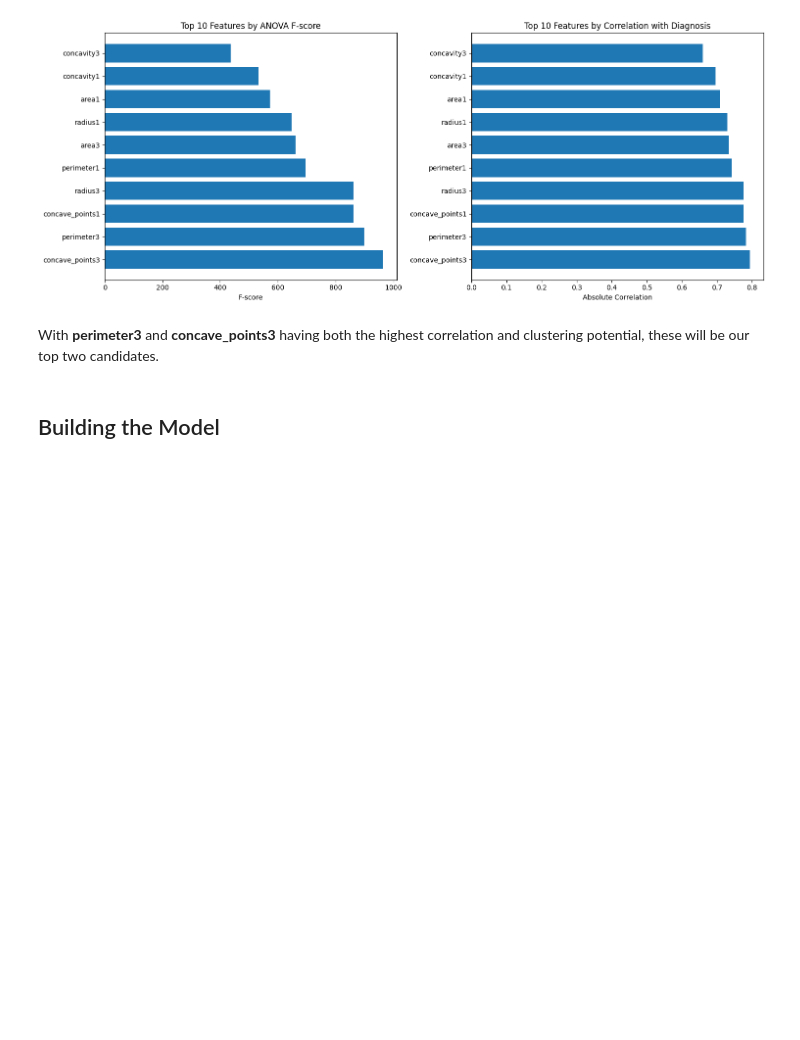
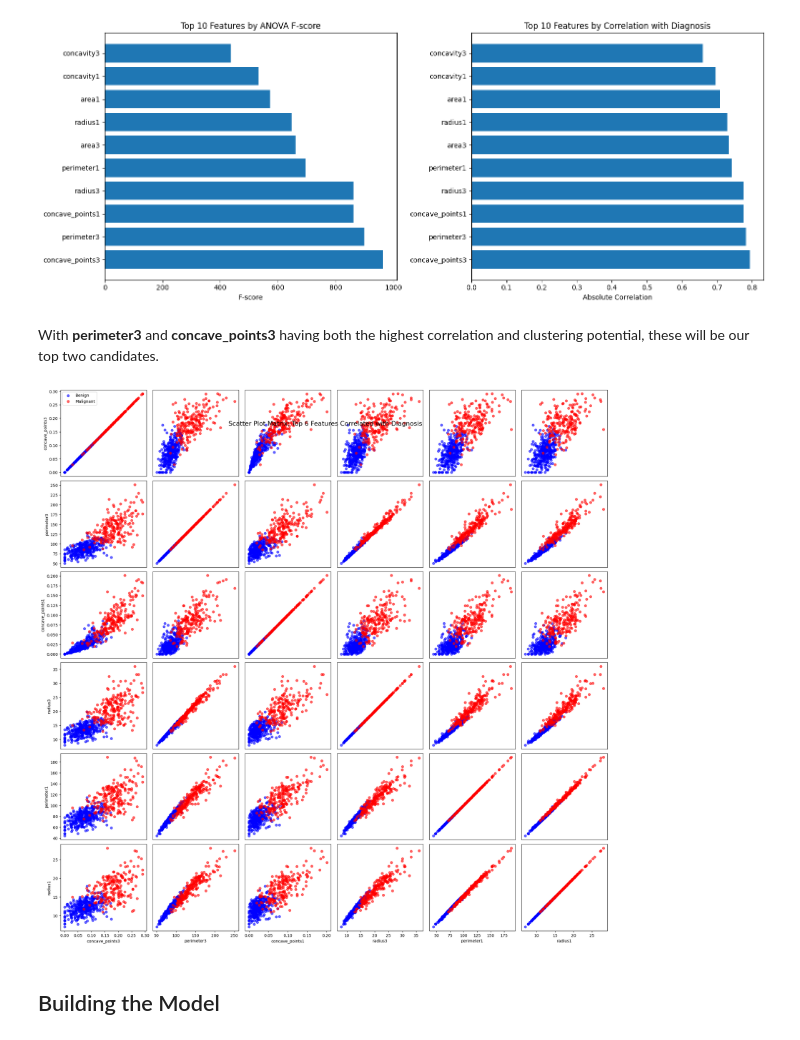
Before and after one commit to giosanchez0208/CSC173-Neural-Network-From-Scratch, a Jupyter notebook: Activity_1.ipynb, the cells around one changed output. Drawn from its saved outputs; the diff is of its cells as text; code cells hidden in the pictures; blank space fills up the shorter version.

Commit message:
feat: added scatterplot for every column

```diff
--- a/Activity_1.ipynb
+++ b/Activity_1.ipynb
@@ -195,6 +195,44 @@ Top features by ANOVA F-score:
 [figure]
 # %% [markdown]
 With **perimeter3** and **concave_points3** having both the highest correlation and clustering potential, these will be our top two candidates.
+# %%
+# Create scatter plot matrix for top 6 features
+top_columns = ['concave_points3', 'perimeter3', 'concave_points1',
+               'radius3', 'perimeter1', 'radius1']
+
+# Convert diagnosis to binary (M=1, B=0)
+y_binary = y.map({'M': 1, 'B': 0})
+
+fig, axes = plt.subplots(6, 6, figsize=(20, 20))
+
+for i in range(6):
+    for j in range(6):
+        for diagnosis, color, label in [(0, 'blue', 'Benign'), (1, 'red', 'Malignant')]:
+            mask = y_binary == diagnosis
+            axes[i, j].scatter(X.loc[mask, top_columns[j]],
+                              X.loc[mask, top_columns[i]],
+                              alpha=0.6, color=color, label=label if i == 0 and j == 0 else "")
+
+        # Set labels only on edges
+        if i == 5:
+            axes[i, j].set_xlabel(top_columns[j], fontsize=10)
+        if j == 0:
+            axes[i, j].set_ylabel(top_columns[i], fontsize=10)
+
+        # Remove ticks from inner plots for cleaner look
+        if i != 5:
+            axes[i, j].set_xticks([])
+        if j != 0:
+            axes[i, j].set_yticks([])
+
+# Add legend
+axes[0, 0].legend()
+
+plt.suptitle('Scatter Plot Matrix: Top 6 Features Correlated with Diagnosis', fontsize=16, y=0.92)
+plt.tight_layout()
+plt.show()
+# %% [output]
+[figure, added]
 # %% [markdown]
 ## Building the Model
 # %%
```
